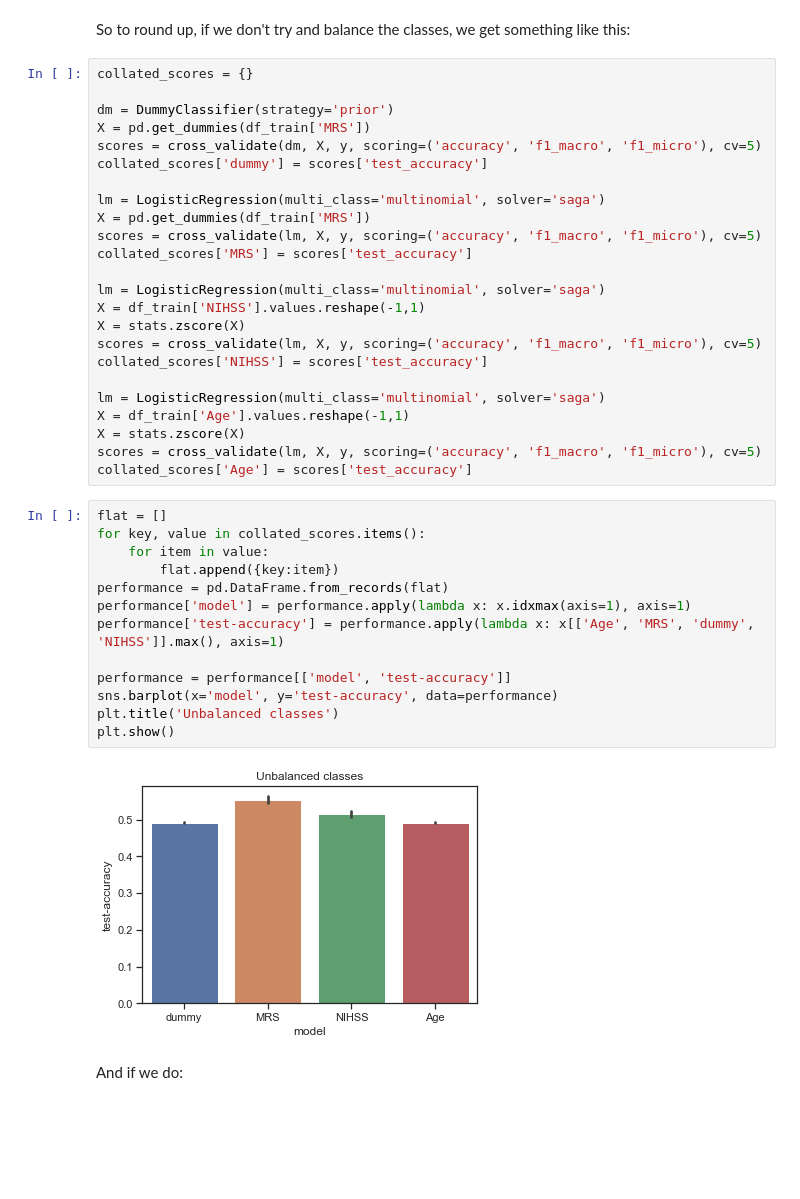
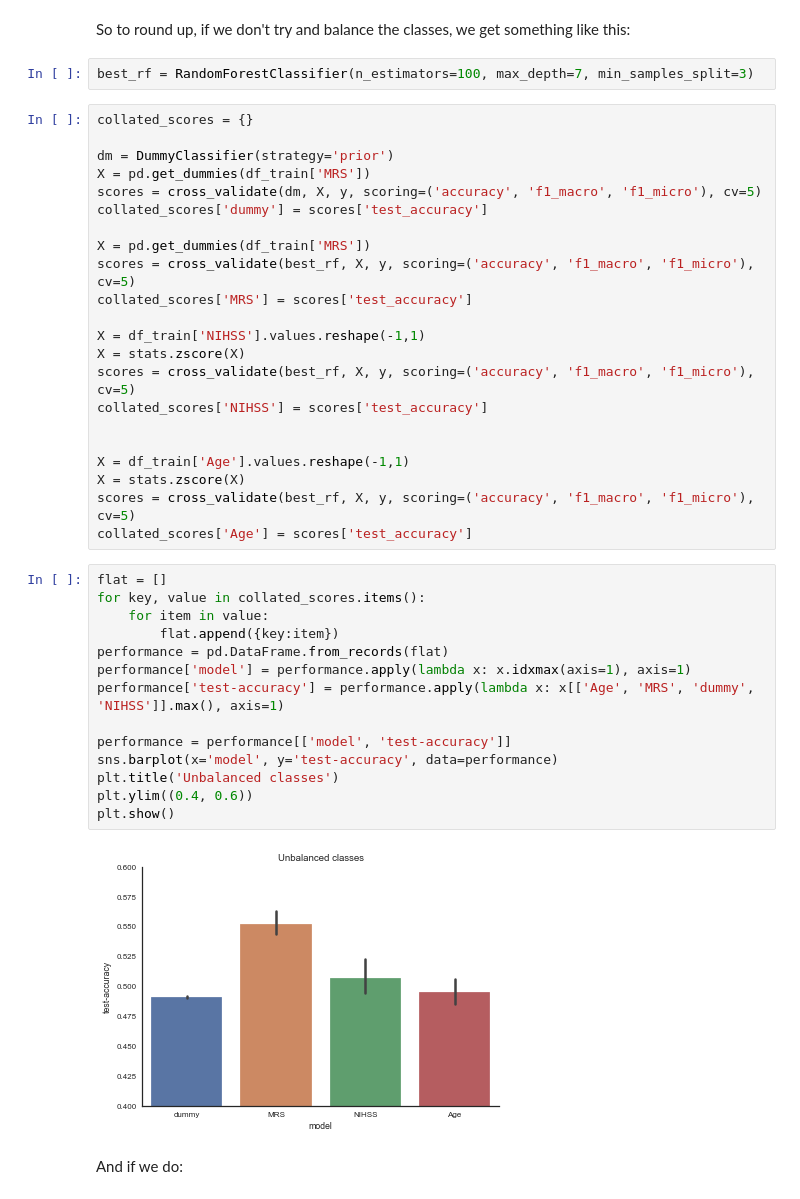
Before and after one commit to archydeberker/stroke-discharge, a Jupyter notebook: code/stroke-analysis.ipynb, the cells around one changed output. Cells and saved outputs as stored; diff of their text form; blank space fills up the shorter version.

```diff
--- a/code/stroke-analysis.ipynb
+++ b/code/stroke-analysis.ipynb
@@ -756,6 +757,8 @@ Confusion matrix, without normalization
 Basically no signal in age - it collapses to predicting the majority class
 # %% [markdown]
 So to round up, if we don't try and balance the classes, we get something like this:
+# %%
+best_rf = RandomForestClassifier(n_estimators=100, max_depth=7, min_samples_split=3)
 # %%
 collated_scores = {}
 
@@ -764,37 +767,36 @@ X = pd.get_dummies(df_train['MRS'])
 scores = cross_validate(dm, X, y, scoring=('accuracy', 'f1_macro', 'f1_micro'), cv=5)
 collated_scores['dummy'] = scores['test_accuracy']
 
-lm = LogisticRegression(multi_class='multinomial', solver='saga')
 X = pd.get_dummies(df_train['MRS'])
-scores = cross_validate(lm, X, y, scoring=('accuracy', 'f1_macro', 'f1_micro'), cv=5)
+scores = cross_validate(best_rf, X, y, scoring=('accuracy', 'f1_macro', 'f1_micro'), cv=5)
 collated_scores['MRS'] = scores['test_accuracy']
 
-lm = LogisticRegression(multi_class='multinomial', solver='saga')
 X = df_train['NIHSS'].values.reshape(-1,1)
 X = stats.zscore(X)
-scores = cross_validate(lm, X, y, scoring=('accuracy', 'f1_macro', 'f1_micro'), cv=5)
+scores = cross_validate(best_rf, X, y, scoring=('accuracy', 'f1_macro', 'f1_micro'), cv=5)
 collated_scores['NIHSS'] = scores['test_accuracy']
 
-lm = LogisticRegression(multi_class='multinomial', solver='saga')
+
 X = df_train['Age'].values.reshape(-1,1)
 X = stats.zscore(X)
-scores = cross_validate(lm, X, y, scoring=('accuracy', 'f1_macro', 'f1_micro'), cv=5)
+scores = cross_validate(best_rf, X, y, scoring=('accuracy', 'f1_macro', 'f1_micro'), cv=5)
 collated_scores['Age'] = scores['test_accuracy']
 # %%
 flat = []
 for key, value in collated_scores.items():
     for item in value:
         flat.append({key:item})
 performance = pd.DataFrame.from_records(flat)
 performance['model'] = performance.apply(lambda x: x.idxmax(axis=1), axis=1)
 performance['test-accuracy'] = performance.apply(lambda x: x[['Age', 'MRS', 'dummy', 'NIHSS']].max(), axis=1)
 
 performance = performance[['model', 'test-accuracy']]
 sns.barplot(x='model', y='test-accuracy', data=performance)
 plt.title('Unbalanced classes')
+plt.ylim((0.4, 0.6))
 plt.show()
 # %% [output]
-[figure, old version]
+[figure, new version]
 # %% [markdown]
 And if we do:
 # %%
```
Also changed, not shown: parts of 20 cells of this notebook.
